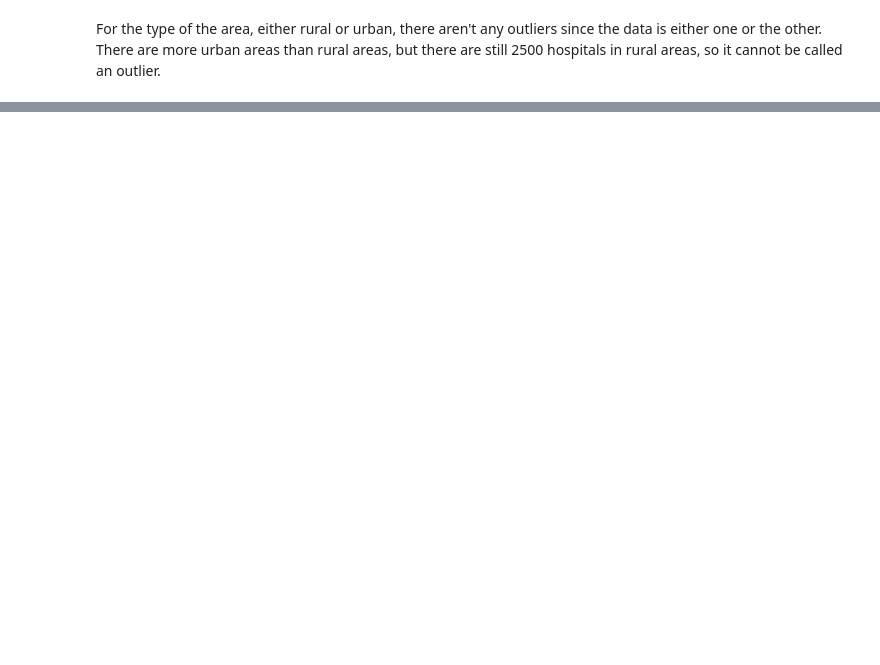
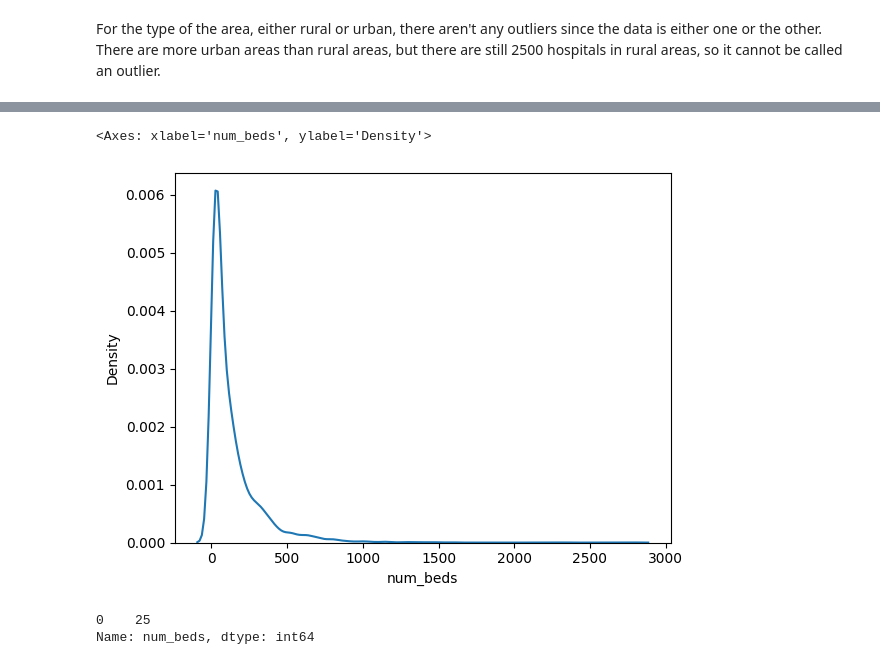
Before and after one commit to genevievepur/ds3001-visualization, a Jupyter notebook: assignment/assignment.ipynb, the cells around one changed output, grey strips where cells are left out. Saved outputs shown, nothing was run; the diff lists cells and outputs as text; code cells hidden in the pictures; blank space fills up the shorter version.

```diff
--- a/assignment/assignment.ipynb
+++ b/assignment/assignment.ipynb
@@ -550,0 +559,10 @@ control.hist()
+# %%
+sns.kdeplot(data=df, x=beds)
+# %% [output]
+<Axes: xlabel='num_beds', ylabel='Density'>
+[figure, added]
+# %%
+print(beds.mode())
+# %% [output]
+0    25
+Name: num_beds, dtype: int64
```
Also changed, not shown: parts of 7 cells of this notebook.
